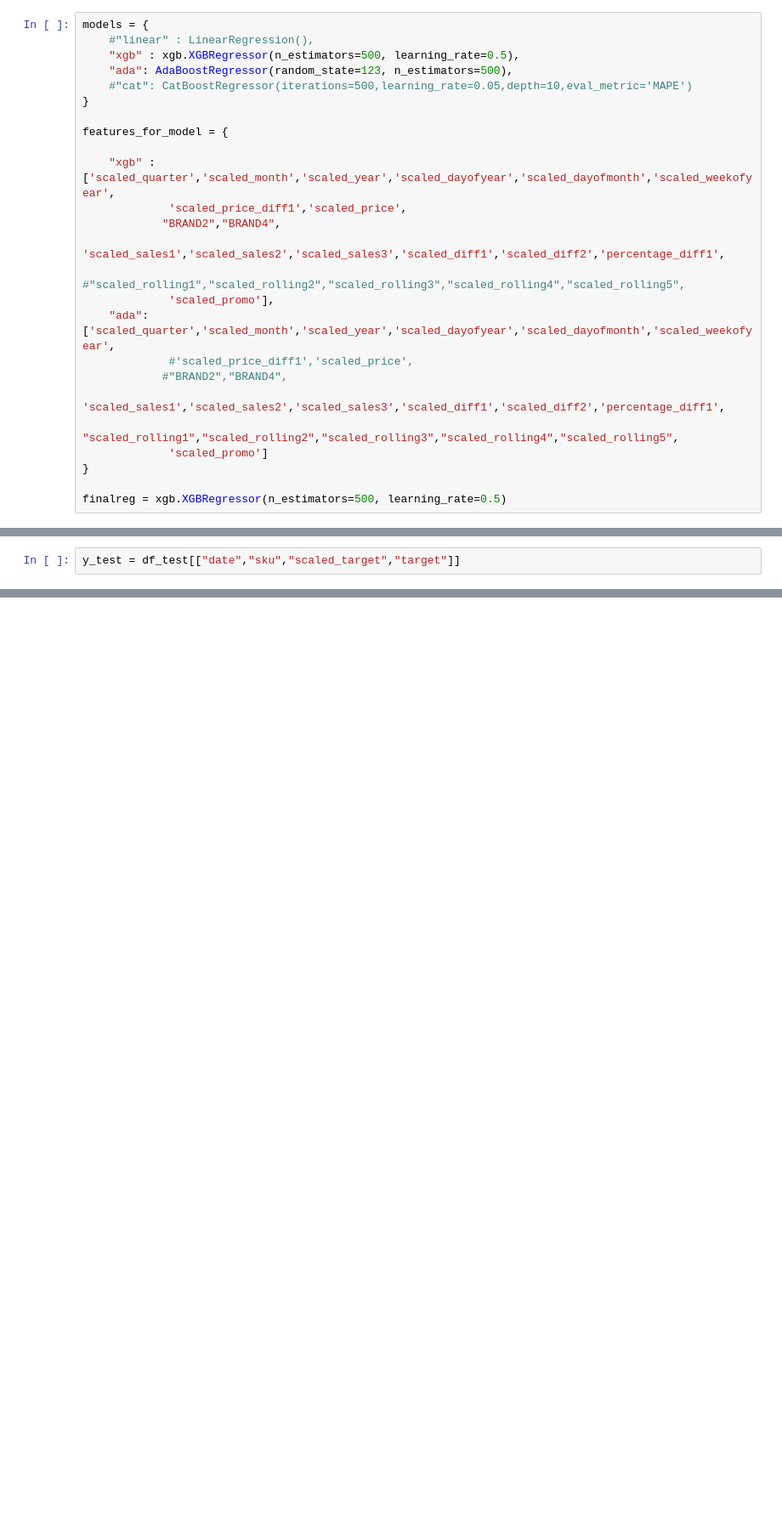
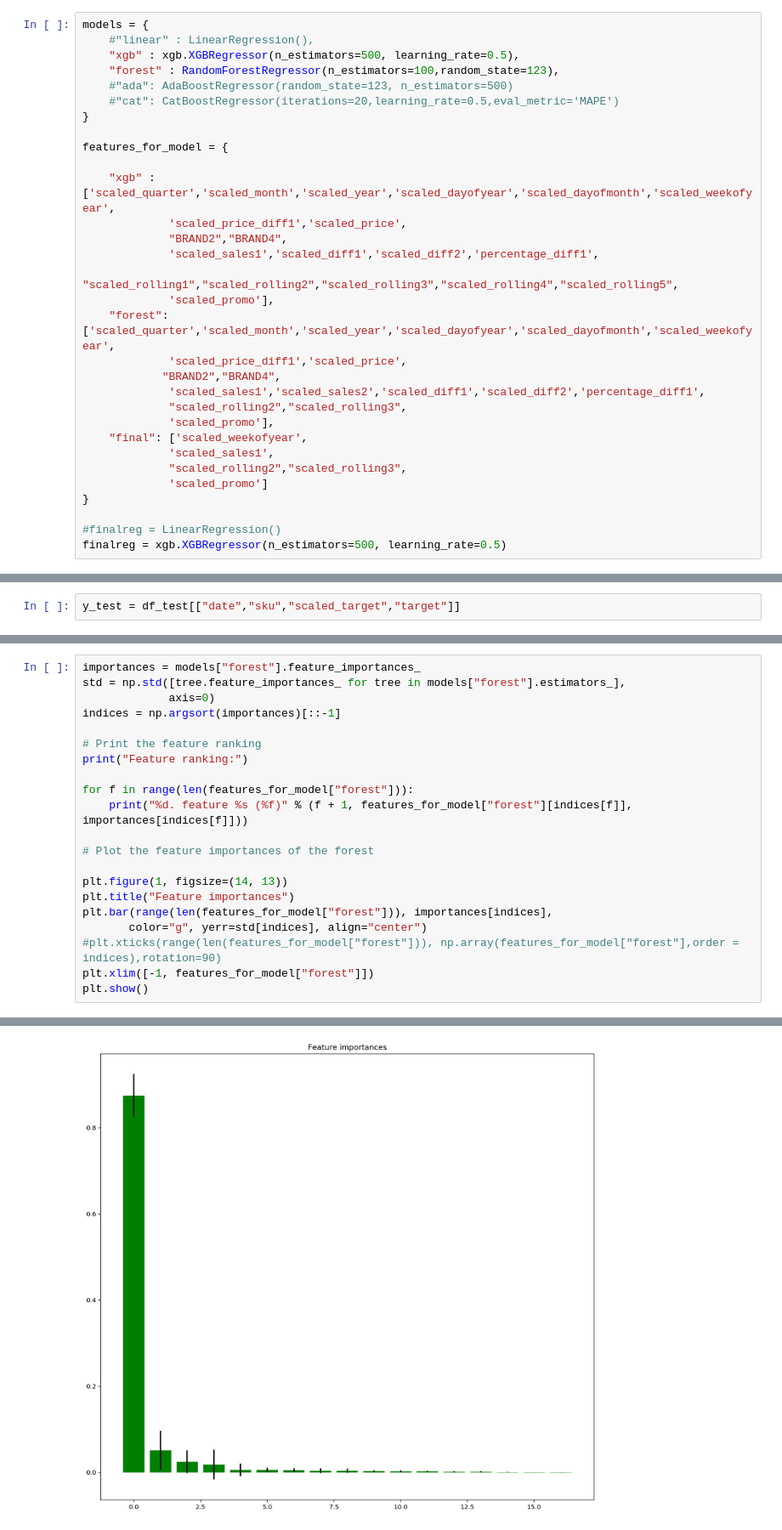
Before and after one commit to LucaCellamare/BIP-Project-sales-forecasting, a Jupyter notebook: Stacking_functions.ipynb, the cells around one changed output, grey strips where cells are left out. Shown: that part at 85% size. Saved outputs shown, nothing was run; the diff lists cells and outputs as text; blank space fills up the shorter version.

```diff
--- a/Stacking_functions.ipynb
+++ b/Stacking_functions.ipynb
@@ -36,26 +37,32 @@ SplitTestDate = "2018-12-02"
 models = {
     #"linear" : LinearRegression(),
     "xgb" : xgb.XGBRegressor(n_estimators=500, learning_rate=0.5),
-    "ada": AdaBoostRegressor(random_state=123, n_estimators=500),
-    #"cat": CatBoostRegressor(iterations=500,learning_rate=0.05,depth=10,eval_metric='MAPE')
+    "forest" : RandomForestRegressor(n_estimators=100,random_state=123),
+    #"ada": AdaBoostRegressor(random_state=123, n_estimators=500)
+    #"cat": CatBoostRegressor(iterations=20,learning_rate=0.5,eval_metric='MAPE')
 }
 
 features_for_model = {
 
     "xgb" : ['scaled_quarter','scaled_month','scaled_year','scaled_dayofyear','scaled_dayofmonth','scaled_weekofyear',
              'scaled_price_diff1','scaled_price',
+             "BRAND2","BRAND4",
+             'scaled_sales1','scaled_diff1','scaled_diff2','percentage_diff1',
+             "scaled_rolling1","scaled_rolling2","scaled_rolling3","scaled_rolling4","scaled_rolling5",
+             'scaled_promo'],
+    "forest": ['scaled_quarter','scaled_month','scaled_year','scaled_dayofyear','scaled_dayofmonth','scaled_weekofyear',
+             'scaled_price_diff1','scaled_price',
             "BRAND2","BRAND4",
-             'scaled_sales1','scaled_sales2','scaled_sales3','scaled_diff1','scaled_diff2','percentage_diff1',
-             #"scaled_rolling1","scaled_rolling2","scaled_rolling3","scaled_rolling4","scaled_rolling5",
+             'scaled_sales1','scaled_sales2','scaled_diff1','scaled_diff2','percentage_diff1',
+             "scaled_rolling2","scaled_rolling3",
              'scaled_promo'],
-    "ada": ['scaled_quarter','scaled_month','scaled_year','scaled_dayofyear','scaled_dayofmonth','scaled_weekofyear',
-             #'scaled_price_diff1','scaled_price',
-            #"BRAND2","BRAND4",
-             'scaled_sales1','scaled_sales2','scaled_sales3','scaled_diff1','scaled_diff2','percentage_diff1',
-             "scaled_rolling1","scaled_rolling2","scaled_rolling3","scaled_rolling4","scaled_rolling5",
+    "final": ['scaled_weekofyear',
+             'scaled_sales1',
+             "scaled_rolling2","scaled_rolling3",
              'scaled_promo']
 }
 
+#finalreg = LinearRegression()
 finalreg = xgb.XGBRegressor(n_estimators=500, learning_rate=0.5)
 # %%
 quantile_transformer = preprocessing.QuantileTransformer(output_distribution='normal', random_state=123)
@@ -230,0 +240,22 @@ plot_scaled_results(res, y_test, rescale_df)
+# %%
+importances = models["forest"].feature_importances_
+std = np.std([tree.feature_importances_ for tree in models["forest"].estimators_],
+             axis=0)
+indices = np.argsort(importances)[::-1]
+
+# Print the feature ranking
+print("Feature ranking:")
+
+for f in range(len(features_for_model["forest"])):
+    print("%d. feature %s (%f)" % (f + 1, features_for_model["forest"][indices[f]], importances[indices[f]]))
+
+# Plot the feature importances of the forest
+
+plt.figure(1, figsize=(14, 13))
+plt.title("Feature importances")
+plt.bar(range(len(features_for_model["forest"])), importances[indices],
+       color="g", yerr=std[indices], align="center")
+#plt.xticks(range(len(features_for_model["forest"])), np.array(features_for_model["forest"],order = indices),rotation=90)
+plt.xlim([-1, features_for_model["forest"]])
+plt.show()
+# %% [output]
@@ -230,0 +281 @@ plot_scaled_results(res, y_test, rescale_df)
+[figure, added]
```
Also changed, not shown: parts of 9 cells of this notebook, 1 other file.
